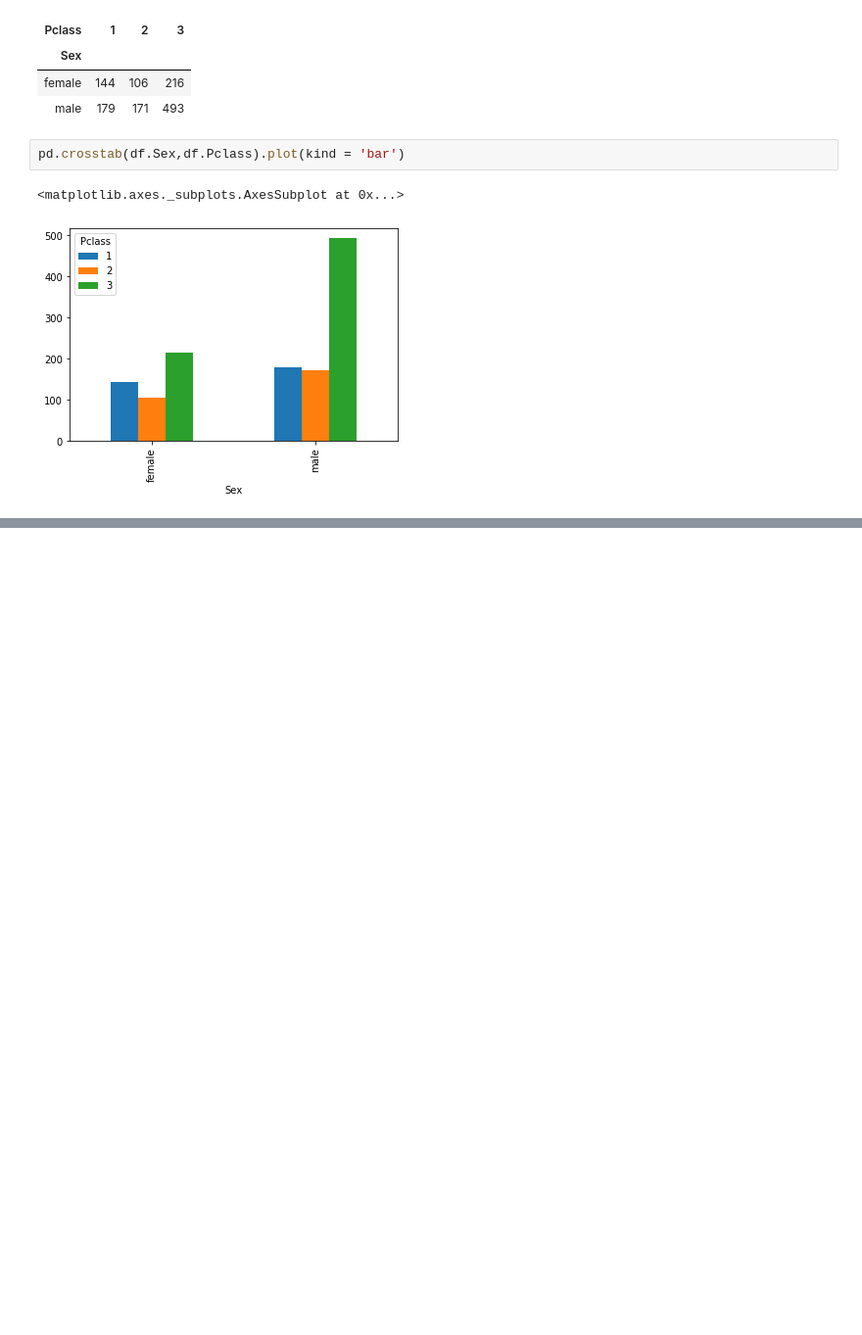
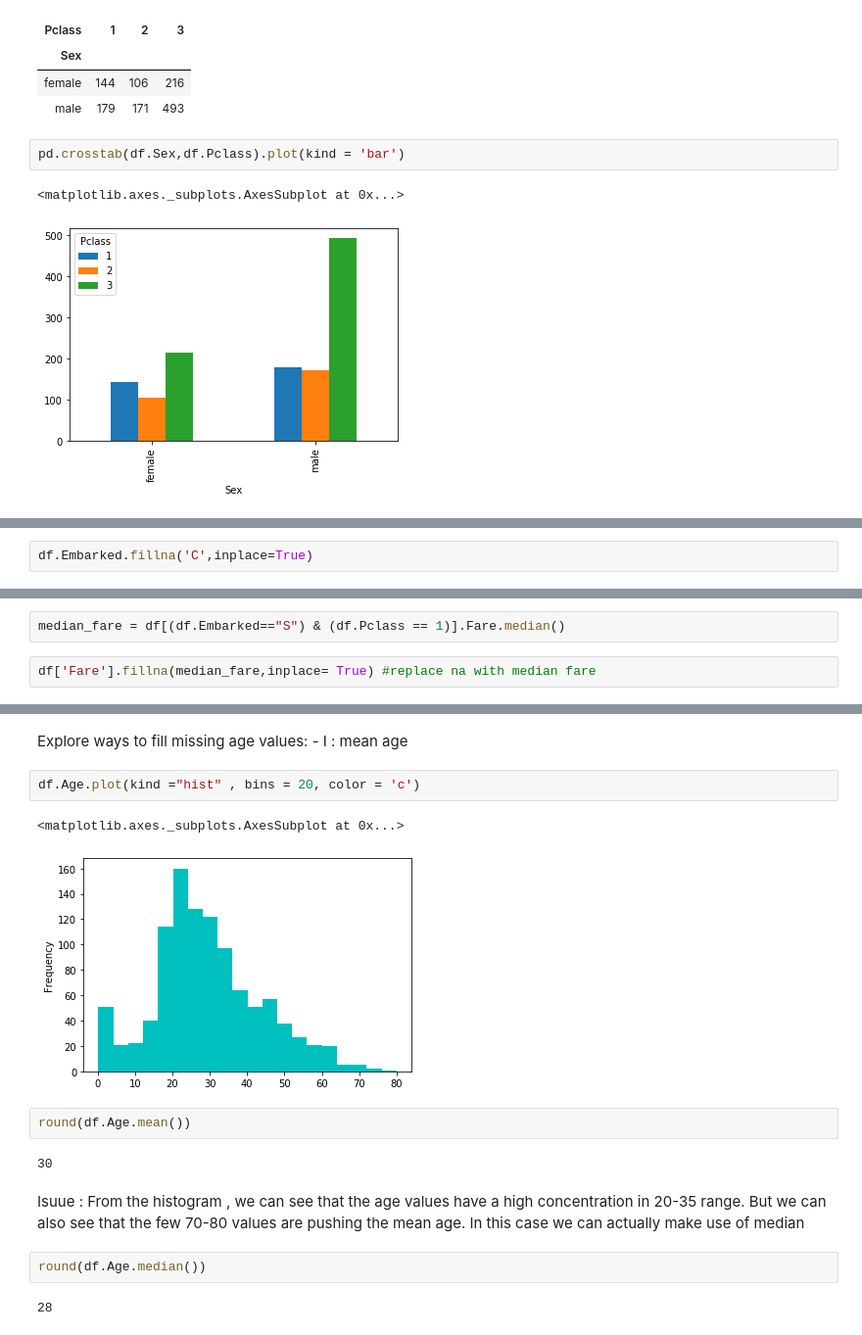
Before and after one commit to anandhu-bhaskar/DATA-SCIENCE-PROJECTS, a Jupyter notebook: titanic/notebooks/2_0_ab_explore_process_data.ipynb, the cells around one changed output, grey strips where cells are left out. Shown at 98% size. Drawn from its saved outputs; the diff is of its cells as text; blank space fills up the shorter version.

```diff
--- a/titanic/notebooks/2_0_ab_explore_process_data.ipynb
+++ b/titanic/notebooks/2_0_ab_explore_process_data.ipynb
@@ -599,0 +803,2 @@ pd.crosstab(df.Sex,df.Pclass).plot(kind = 'bar')
+# %%
+df.Embarked.fillna('C',inplace=True)
@@ -599,0 +813,4 @@ pd.crosstab(df.Sex,df.Pclass).plot(kind = 'bar')
+# %%
+median_fare = df[(df.Embarked=="S") & (df.Pclass == 1)].Fare.median()
+# %%
+df['Fare'].fillna(median_fare,inplace= True) #replace na with median fare
@@ -599,0 +883,18 @@ pd.crosstab(df.Sex,df.Pclass).plot(kind = 'bar')
+# %% [markdown]
+Explore ways to fill missing age values:
+        - I : mean age
+# %%
+df.Age.plot(kind ="hist" , bins = 20, color = 'c')
+# %% [output]
+<matplotlib.axes._subplots.AxesSubplot at 0x...>
+[figure, added]
+# %%
+round(df.Age.mean())
+# %% [output]
+30
+# %% [markdown]
+Isuue : From the histogram , we can see that the age values have a high concentration in 20-35 range. But we can also see that the few 70-80 values are pushing the mean age. In this case we can actually make use of median
+# %%
+round(df.Age.median())
+# %% [output]
+28
```
Also changed, not shown: parts of 109 cells of this notebook.
